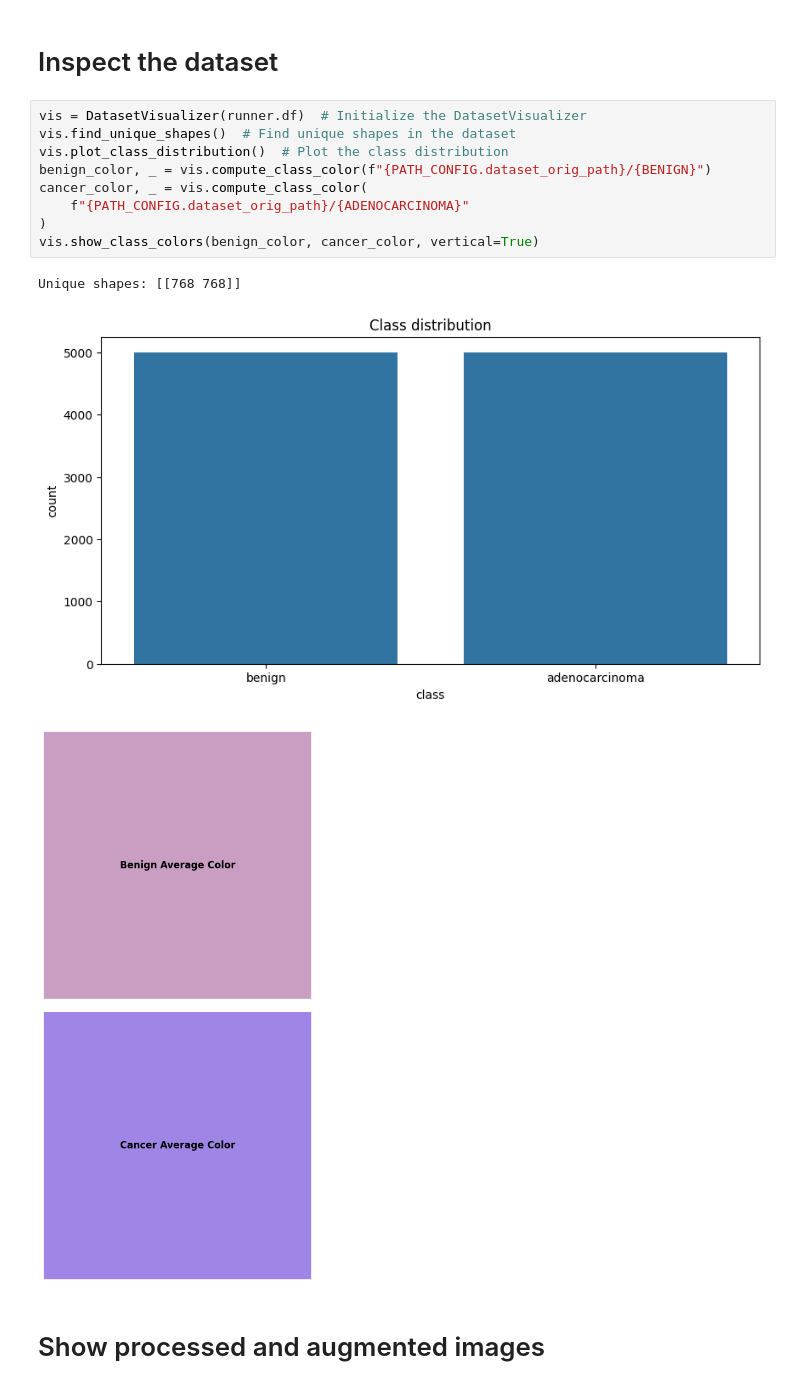
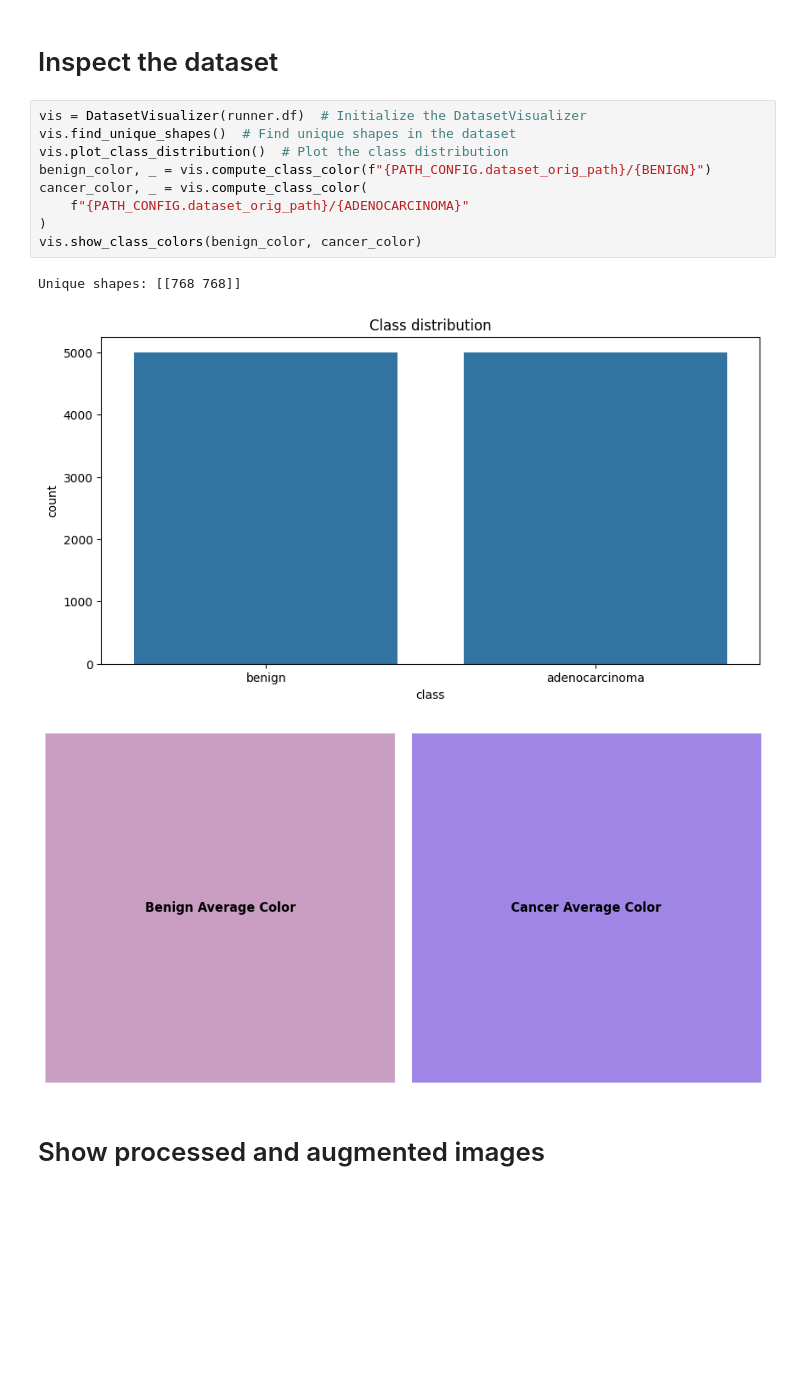
Before and after one commit to LorenzoMioso/VisualIntelligence, a Jupyter notebook: main.ipynb, the cells around one changed output. Drawn from its saved outputs; the diff is of its cells as text; blank space fills up the shorter version.

```diff
--- a/main.ipynb
+++ b/main.ipynb
@@ -38,16 +38,16 @@ Dataset statistics: {'0': {'mean': [0.6426169872283936], 'std': [0.1703673005104
 # %%
 vis = DatasetVisualizer(runner.df)  # Initialize the DatasetVisualizer
 vis.find_unique_shapes()  # Find unique shapes in the dataset
 vis.plot_class_distribution()  # Plot the class distribution
 benign_color, _ = vis.compute_class_color(f"{PATH_CONFIG.dataset_orig_path}/{BENIGN}")
 cancer_color, _ = vis.compute_class_color(
     f"{PATH_CONFIG.dataset_orig_path}/{ADENOCARCINOMA}"
 )
-vis.show_class_colors(benign_color, cancer_color, vertical=True)
+vis.show_class_colors(benign_color, cancer_color)
 # %% [output]
 Unique shapes: [[768 768]]
 [figure]
-[figure, old version]
+[figure, new version]
 # %% [markdown]
 # Show processed and augmented images
 # %%
```
Also changed, not shown: 11 other files.
